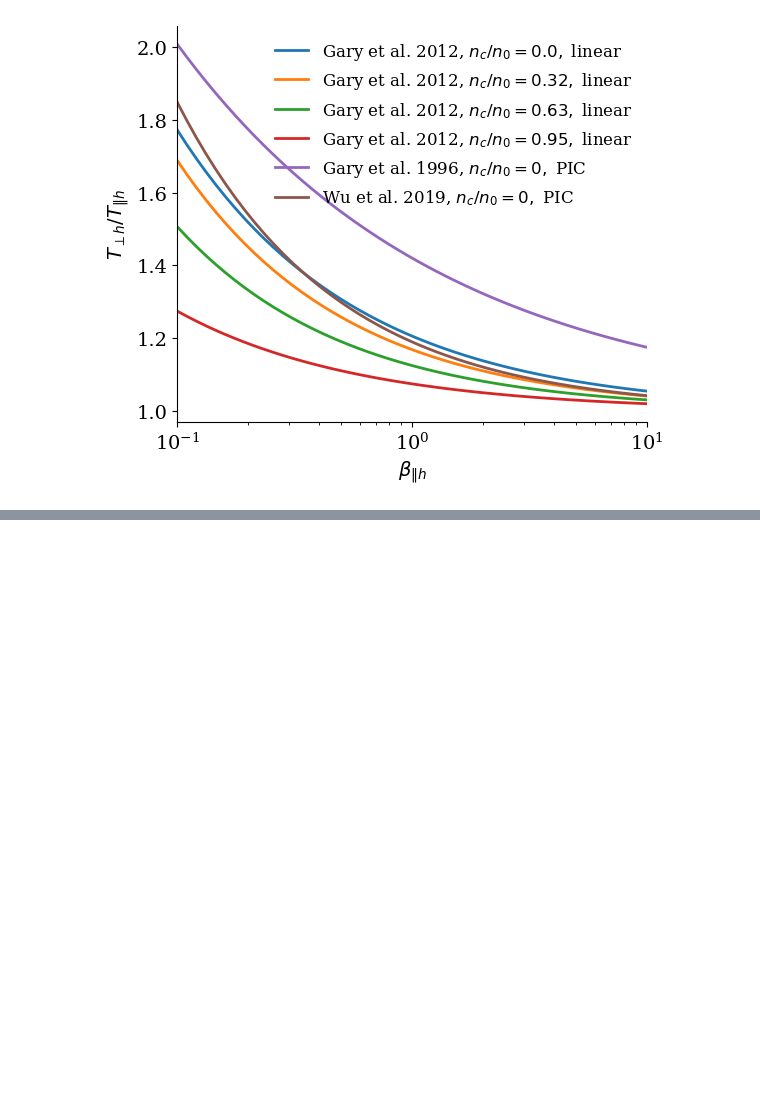
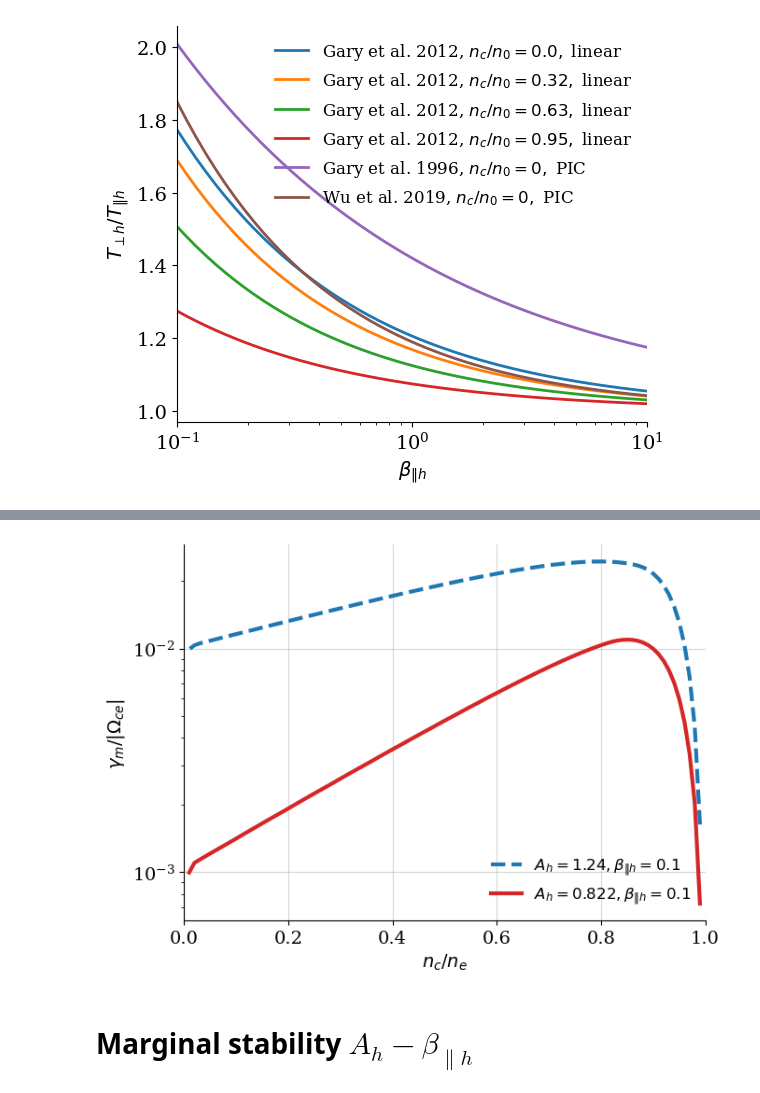
Before and after one commit to opaliss/QLT_whistler, a Jupyter notebook: gary_2012_cold_plasma_linear.ipynb, the cells around one changed output, grey strips where cells are left out. Drawn from its saved outputs; the diff is of its cells as text; code cells hidden in the pictures; blank space fills up the shorter version.

```diff
--- a/gary_2012_cold_plasma_linear.ipynb
+++ b/gary_2012_cold_plasma_linear.ipynb
@@ -108,0 +180,48 @@ plt.savefig("figs/gary_2012/A_beta_relation_cold_wu.png", dpi=300, bbox_inches='
+# %%
+gamma_2 = np.zeros(len(delta))
+ii = 0
+for nc in delta:
+    # hot electrons
+    beta_par_h_init = 0.10/(nc) # initial beta parallel
+    A_h_init = 1.822-1 # initial anisotropic level
+
+    # cold electrons
+    beta_par_c_init = beta_par_h_init/100/(1-nc) # initial beta parallel
+    A_c_init = 0. # initial anisotropic level
+
+    # ions
+    beta_par_i_init = beta_par_c_init*(1-nc)
+
+    sol_ = get_z_vec(q_vec=q_vec,
+                     A_c=A_c_init,
+                     beta_par_c=beta_par_c_init,
+                     beta_par_i=beta_par_i_init,
+                     A_h=A_h_init,
+                     beta_par_h=beta_par_h_init,
+                     delta=nc)
+
+    gamma_2[ii] = np.max(sol_.imag)
+    ii+=1
+# %%
+fig, ax = plt.subplots(figsize=(7, 5))
+
+ax.plot(1-delta, gamma, linewidth=3, ls="--", color="tab:blue", label=r"$A_{h} = 1.24, \beta_{\| h} = 0.1$")
+ax.plot(1-delta, gamma_2, linewidth=3, color="tab:red", label=r"$A_{h} = 0.822, \beta_{\| h} = 0.1$")
+
+ax.set_xlabel(r"$n_{c}/n_{e}$")
+ax.set_ylabel(r"$\gamma_{m}/|\Omega_{ce}|$")
+ax.spines['right'].set_visible(False)
+ax.spines['top'].set_visible(False)
+ax.grid(alpha=0.5)
+ax.set_xlim(0, 1)
+ax.set_yscale("log")
+
+legend = ax.legend(loc='lower right', ncols=1, fancybox=False, shadow=False, fontsize=12)
+legend.get_frame().set_alpha(0)
+
+plt.tight_layout()
+plt.savefig("figs/gary_2012/gary_fig_3.png", dpi=300, bbox_inches='tight')
+# %% [output]
+[figure, added]
+# %% [markdown]
+# Marginal stability $A_{h}-\beta_{\|h}$
```
Also changed, not shown: parts of 20 cells of this notebook, 3 other files.
